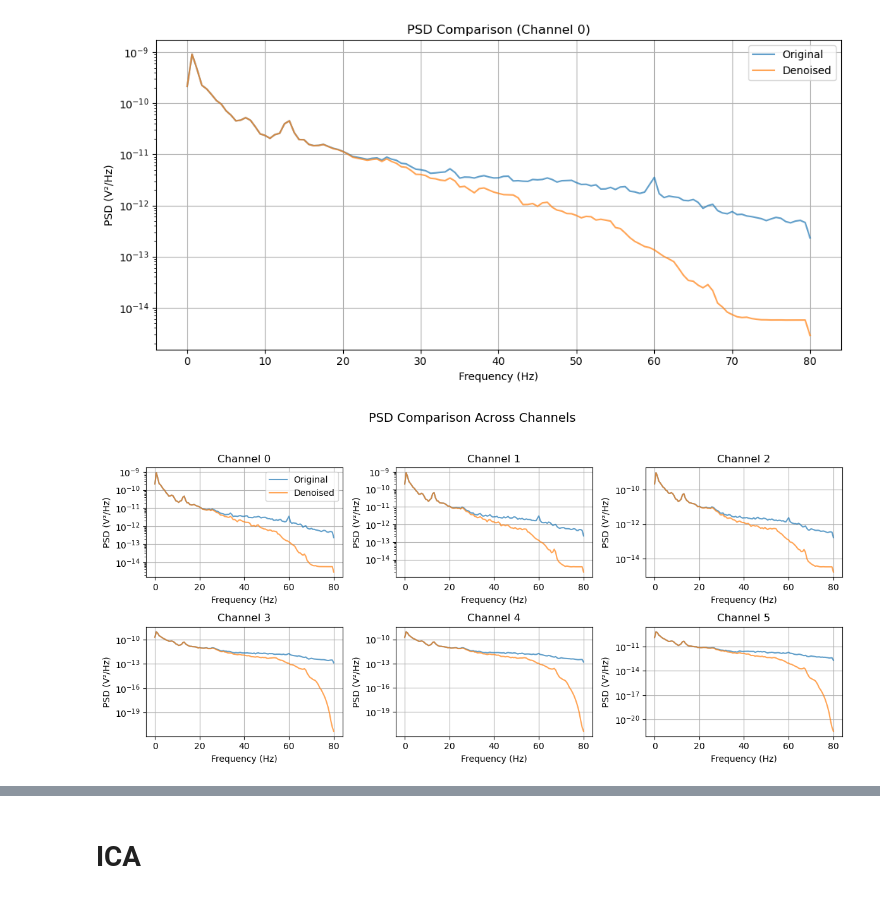
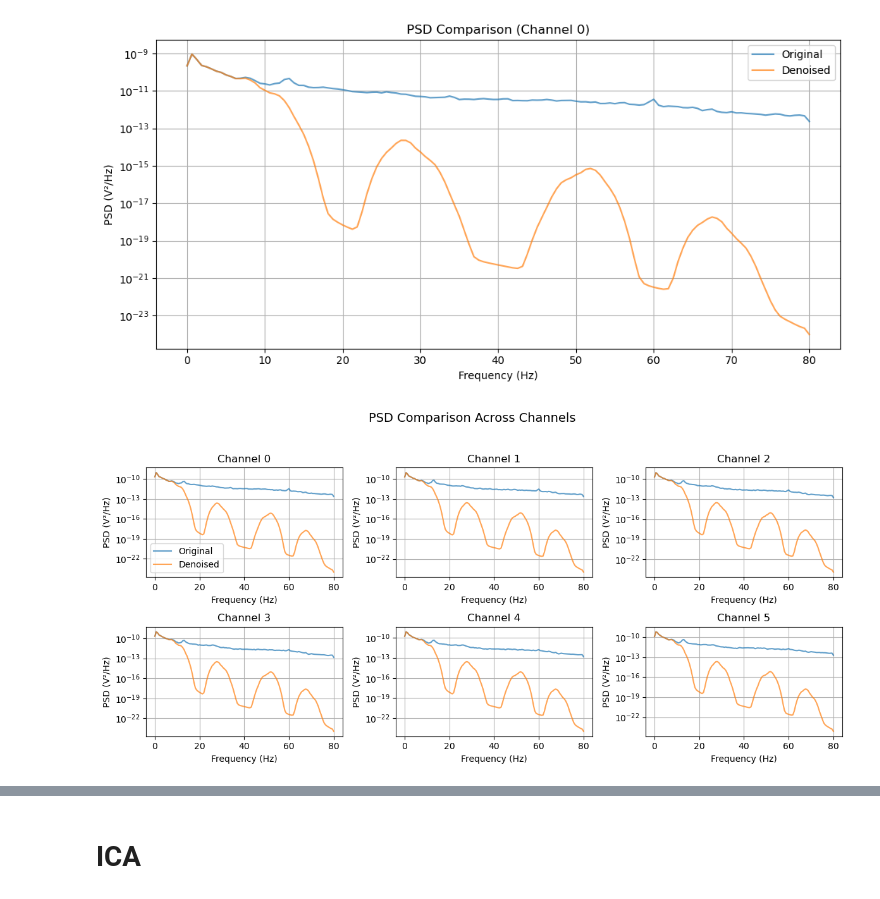
Before and after one commit to eryk-urbanski/eeg-denoising, a Jupyter notebook: notebooks/04b_original_evaluation.ipynb, the cells around one changed output, grey strips where cells are left out. Cells and saved outputs as stored; diff of their text form; code cells hidden in the pictures.

```diff
--- a/notebooks/04b_original_evaluation.ipynb
+++ b/notebooks/04b_original_evaluation.ipynb
@@ -57,18 +57,20 @@ metrics_results.sort_values(by=['psd_pearson_correlation'], ascending=False).hea
+# %%
+SIG_IND = 5
 # %%
 sig = original_datasets[0]['data']
-den = results_wt_orig[0]['denoised_signals'][51]
+den = results_wt_orig[0]['denoised_signals'][SIG_IND]
 
 sig.shape, den.shape
 
 f, psd_orig = compute_psd(sig, EEG_BCI_SR)
 _, psd_denoised = compute_psd(den, EEG_BCI_SR)
 
 # Plot for channel 0 (e.g., Fz)
 plot_psd_comparison(f, psd_orig, psd_denoised, channel_idx=0)
 # %% [output]
-[figure, old version]
+[figure, new version]
 # %%
 # Plot PSDs for channels 0 to 5
 plot_psd_multiple_channels(f, psd_orig, psd_denoised, channel_idxs=[0, 1, 2, 3, 4, 5])
 # %% [output]
-[figure, old version]
+[figure, new version]
```
Also changed, not shown: parts of 8 cells of this notebook, 1 other file.
